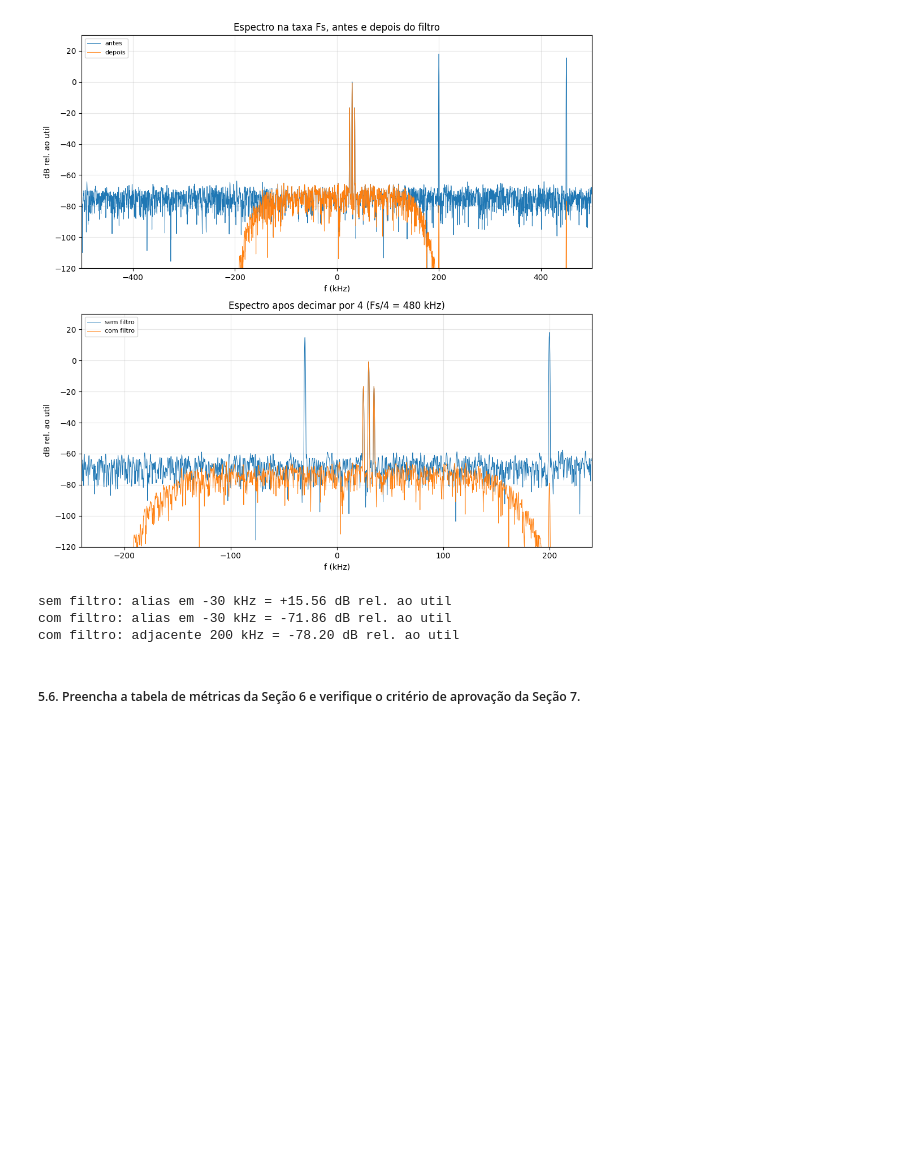
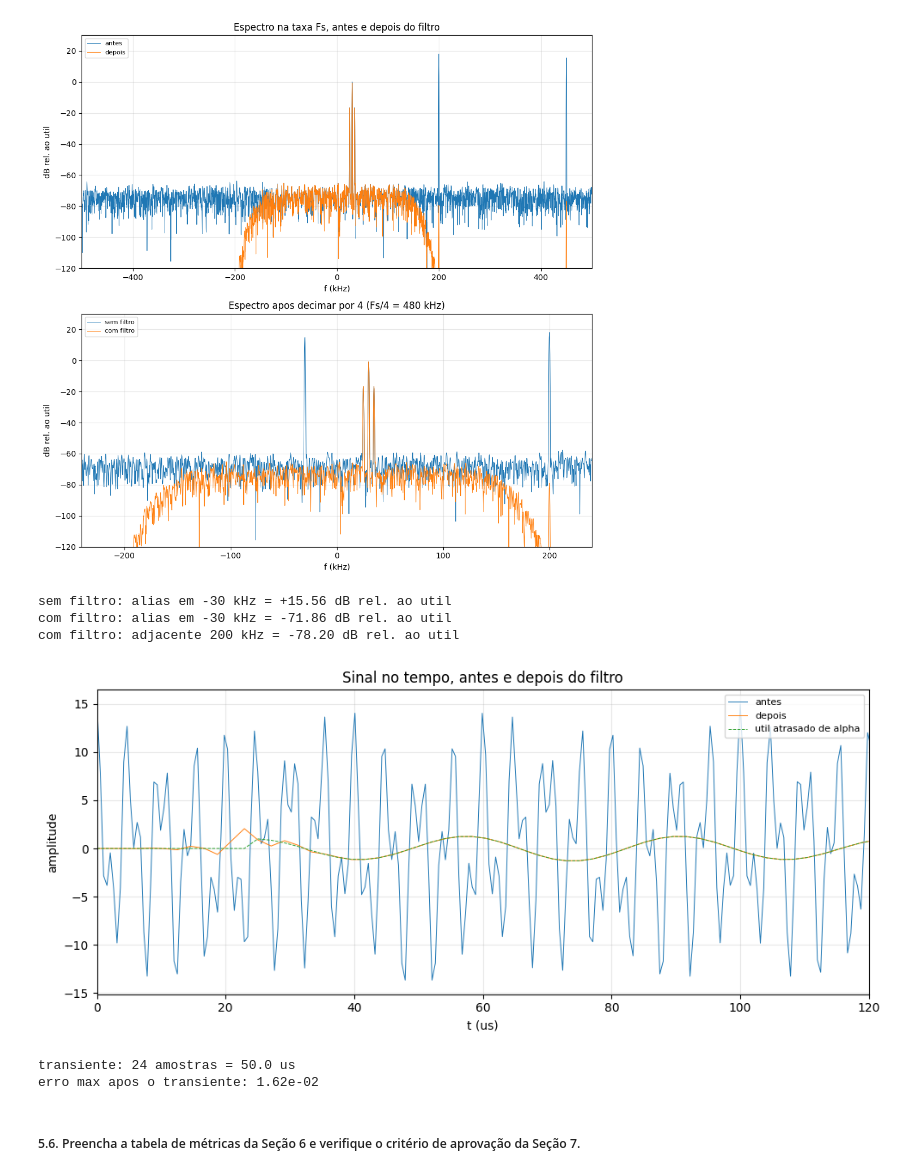
Before and after one commit to Medupl/PDS, a Jupyter notebook: Projeto - Filtros Digitais/projeto.ipynb, the cells around one changed output. Cells and saved outputs as stored; diff of their text form; code cells hidden in the pictures; blank space fills up the shorter version.

Commit message:
Ajustes em resultados e demais

```diff
--- a/Projeto - Filtros Digitais/projeto.ipynb
+++ b/Projeto - Filtros Digitais/projeto.ipynb
@@ -402,6 +402,30 @@ print(f"com filtro: adjacente 200 kHz = {20*np.log10(nivel(f_com, X_com, 200e3)/
 sem filtro: alias em -30 kHz = +15.56 dB rel. ao util
 com filtro: alias em -30 kHz = -71.86 dB rel. ao util
 com filtro: adjacente 200 kHz = -78.20 dB rel. ao util
+# %%
+# Resultado no tempo: entrada, saida filtrada e decimada, e o canal util
+t2       = t[::D]
+util_ref = np.concatenate([np.zeros(int(alpha), dtype=complex), util])[:len(x)][::D]
+
+fig, ax = plt.subplots(figsize=(10, 4.5))
+
+ax.plot(t*1e6,  x.real,        lw=.7, label='antes')
+ax.plot(t2*1e6, y_dir.real,    lw=.7, label='depois')
+ax.plot(t2*1e6, util_ref.real, lw=.7, ls='--', label='util atrasado de alpha')
+
+ax.set_xlim(0, 120)
+ax.set_title('Sinal no tempo, antes e depois do filtro')
+ax.set_xlabel('t (us)'); ax.set_ylabel('amplitude')
+ax.legend(fontsize=8); ax.grid(alpha=.3)
+
+plt.tight_layout(); plt.show()
+
+print(f"transiente: {ntr} amostras = {ntr/Fs2*1e6:.1f} us")
+print(f"erro max apos o transiente: {np.max(np.abs(y_dir[ntr:] - util_ref[ntr:])):.2e}")
+# %% [output]
+[figure, added]
+transiente: 24 amostras = 50.0 us
+erro max apos o transiente: 1.62e-02
 # %% [markdown]
 ##### 5.6. Preencha a tabela de métricas da Seção 6 e verifique o critério de aprovação da Seção 7.
 # %%
```
Also changed, not shown: parts of 1 cell of this notebook, 3 other files.
